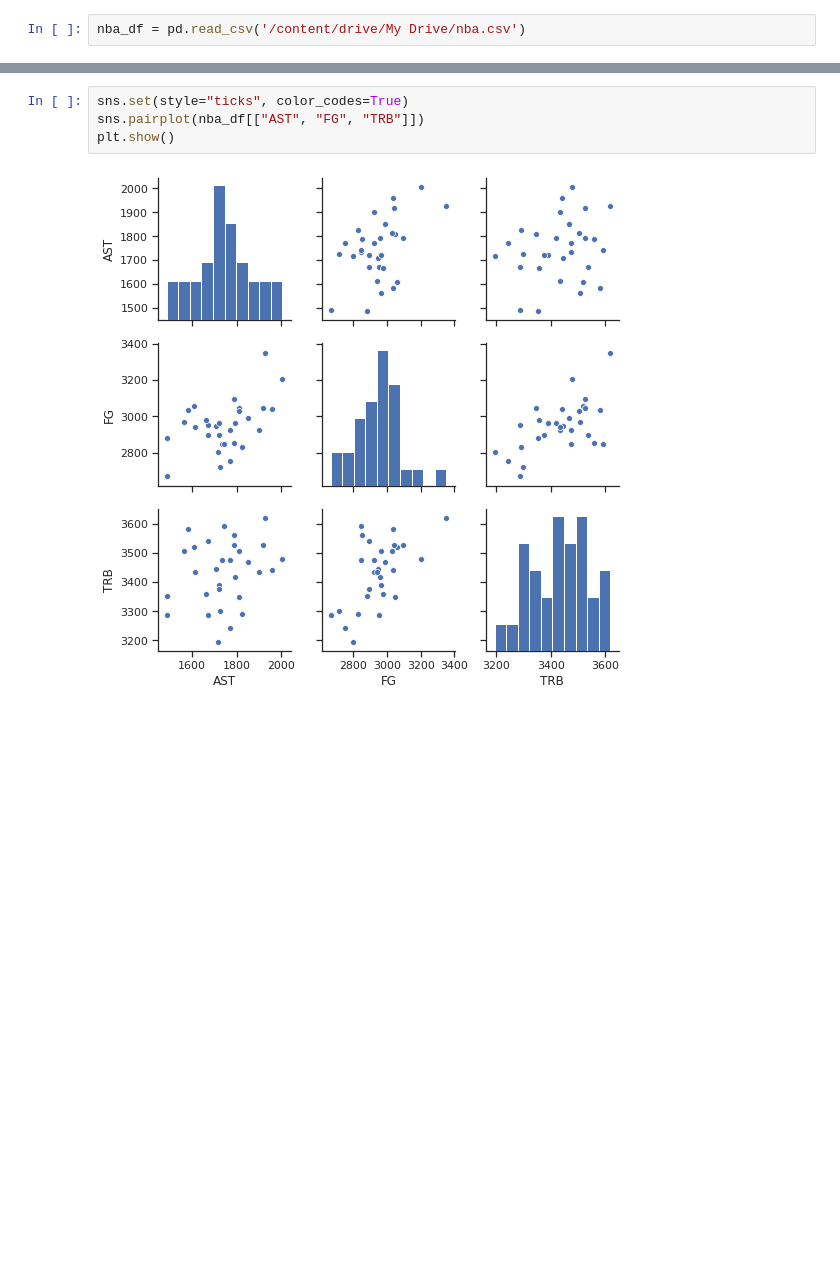
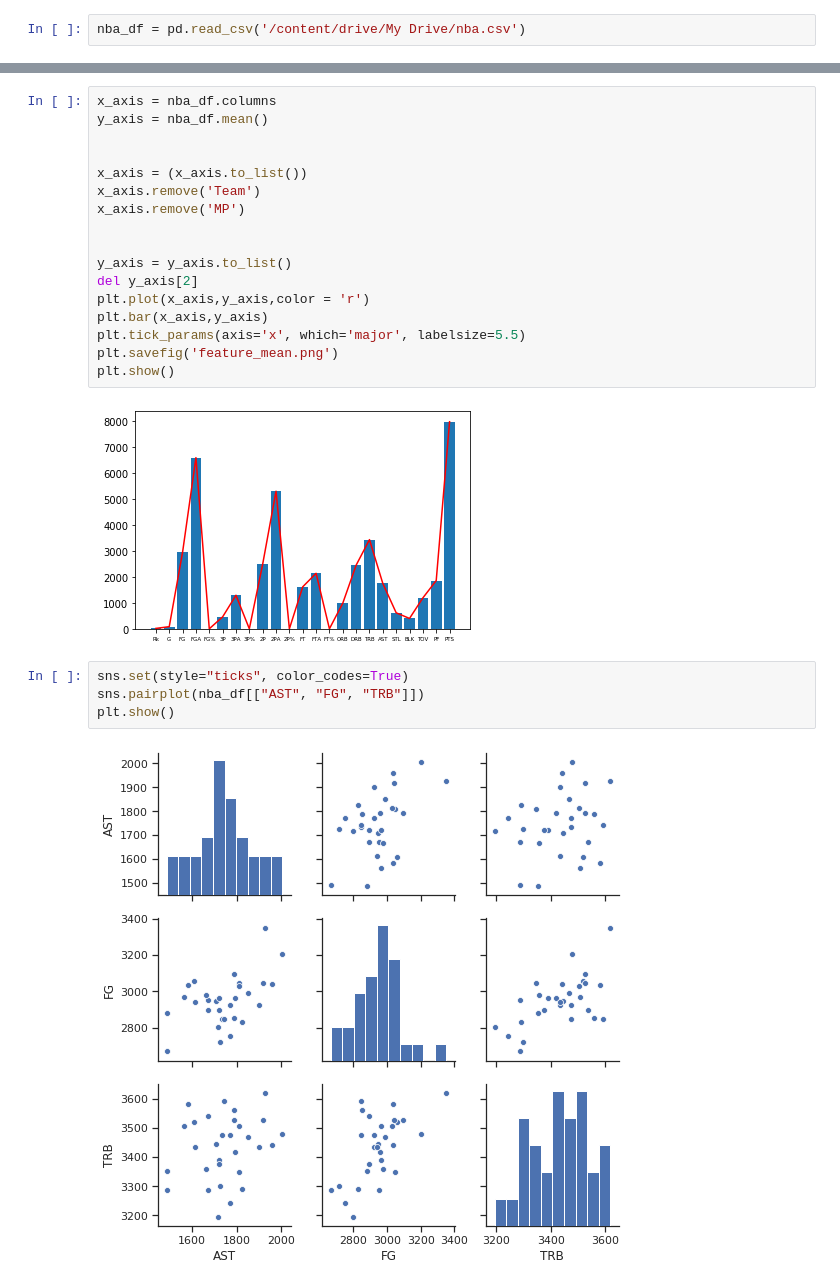
Before and after one commit to raveenaaa/NBA_Prediction, a Jupyter notebook: nba.ipynb, the cells around one changed output, grey strips where cells are left out. Saved outputs shown, nothing was run; the diff lists cells and outputs as text; blank space fills up the shorter version.

```diff
--- a/nba.ipynb
+++ b/nba.ipynb
@@ -33,3 +94,22 @@ nba_df = pd.read_csv('/content/drive/My Drive/nba.csv')
+# %%
+x_axis = nba_df.columns
+y_axis = nba_df.mean()
+
+
+x_axis = (x_axis.to_list())
+x_axis.remove('Team')
+x_axis.remove('MP')
+
+
+y_axis = y_axis.to_list()
+del y_axis[2]
+plt.plot(x_axis,y_axis,color = 'r')
+plt.bar(x_axis,y_axis)
+plt.tick_params(axis='x', which='major', labelsize=5.5)
+plt.savefig('feature_mean.png')
+plt.show()
+# %% [output]
+[figure, added]
 # %%
 sns.set(style="ticks", color_codes=True)
 sns.pairplot(nba_df[["AST", "FG", "TRB"]])
```
Also changed, not shown: parts of 29 cells of this notebook.
